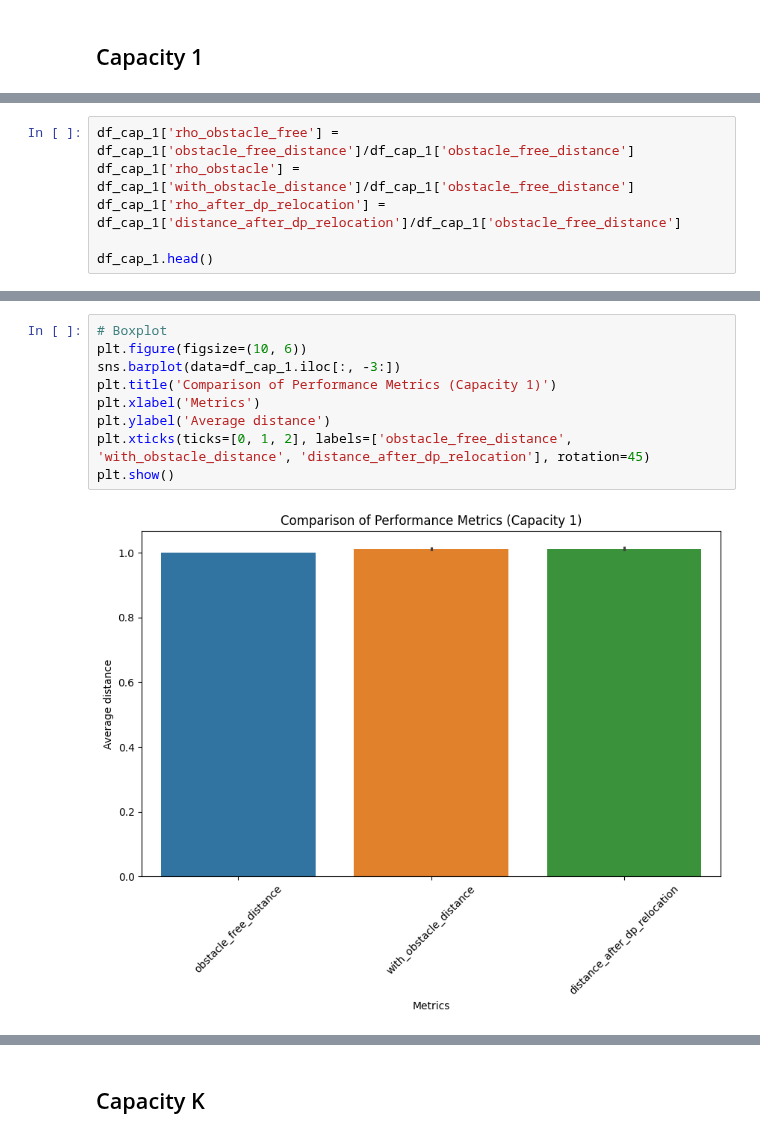
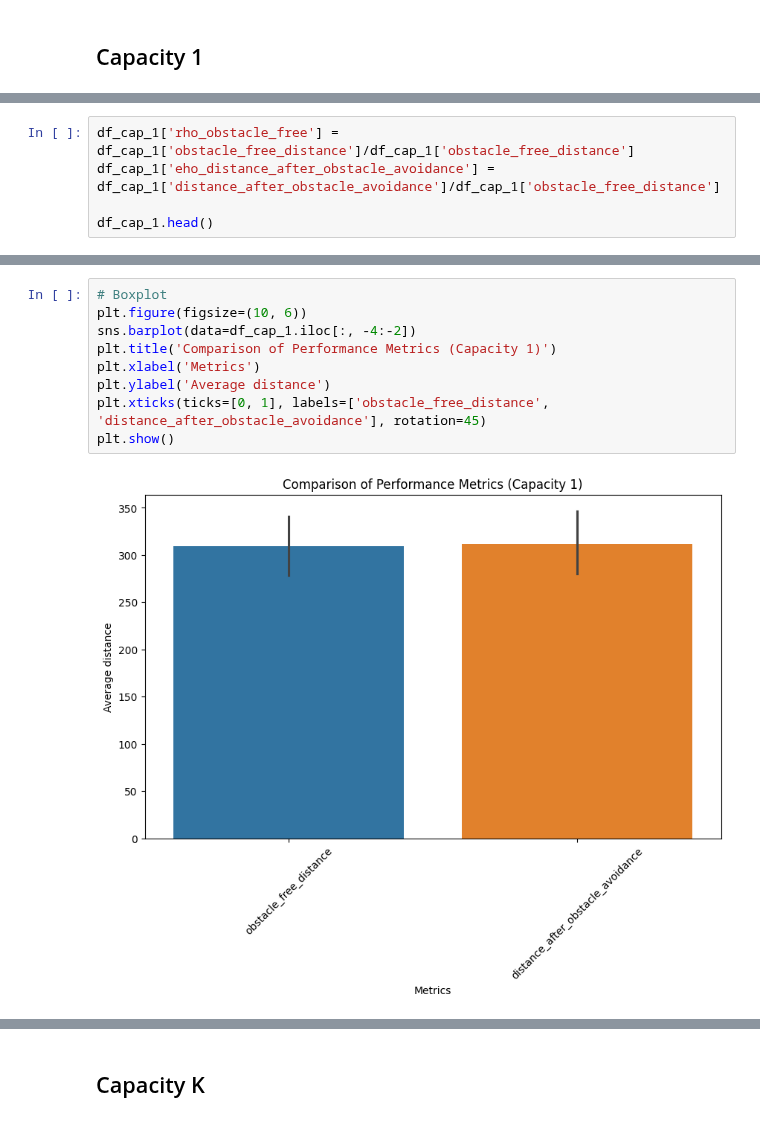
Before and after one commit to CR-Samrat/drone-based-delivary, a Jupyter notebook: euclidean_with_obstacle_performance_test.ipynb, the cells around one changed output, grey strips where cells are left out. Saved outputs shown, nothing was run; the diff lists cells and outputs as text.

```diff
--- a/euclidean_with_obstacle_performance_test.ipynb
+++ b/euclidean_with_obstacle_performance_test.ipynb
@@ -38,7 +37,6 @@ df_cap_1.tail()
 # %%
 df_cap_1['rho_obstacle_free'] = df_cap_1['obstacle_free_distance']/df_cap_1['obstacle_free_distance']
-df_cap_1['rho_obstacle'] = df_cap_1['with_obstacle_distance']/df_cap_1['obstacle_free_distance']
-df_cap_1['rho_after_dp_relocation'] = df_cap_1['distance_after_dp_relocation']/df_cap_1['obstacle_free_distance']
+df_cap_1['eho_distance_after_obstacle_avoidance'] = df_cap_1['distance_after_obstacle_avoidance']/df_cap_1['obstacle_free_distance']
 
 df_cap_1.head()
 # %% [output]
@@ -51,13 +49,13 @@ df_cap_1.head()
 # %%
 # Boxplot
 plt.figure(figsize=(10, 6))
-sns.barplot(data=df_cap_1.iloc[:, -3:])
+sns.barplot(data=df_cap_1.iloc[:, -4:-2])
 plt.title('Comparison of Performance Metrics (Capacity 1)')
 plt.xlabel('Metrics')
 plt.ylabel('Average distance')
-plt.xticks(ticks=[0, 1, 2], labels=['obstacle_free_distance', 'with_obstacle_distance', 'distance_after_dp_relocation'], rotation=45)
+plt.xticks(ticks=[0, 1], labels=['obstacle_free_distance', 'distance_after_obstacle_avoidance'], rotation=45)
 plt.show()
 # %% [output]
-[figure, old version]
+[figure, new version]
 # %%
 # Pairplot
```
Also changed, not shown: parts of 17 cells of this notebook, 4 other files.
